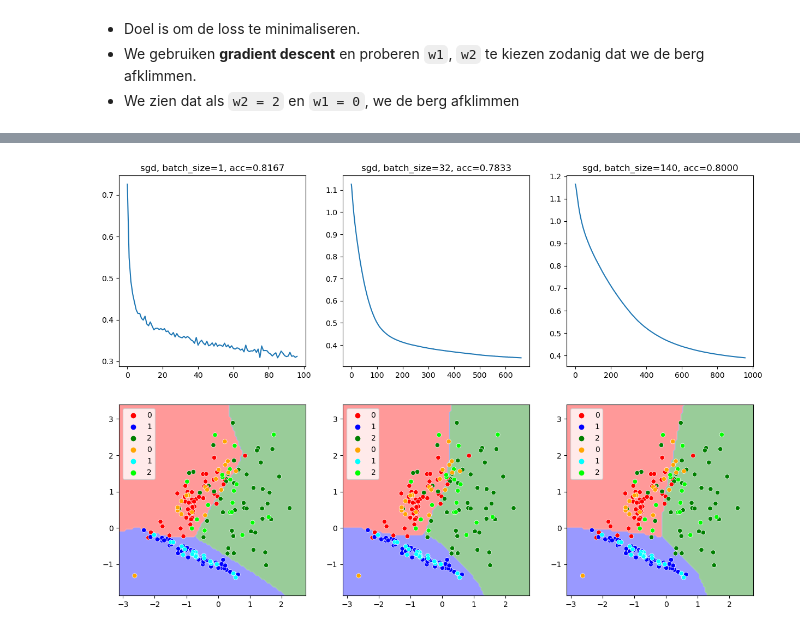
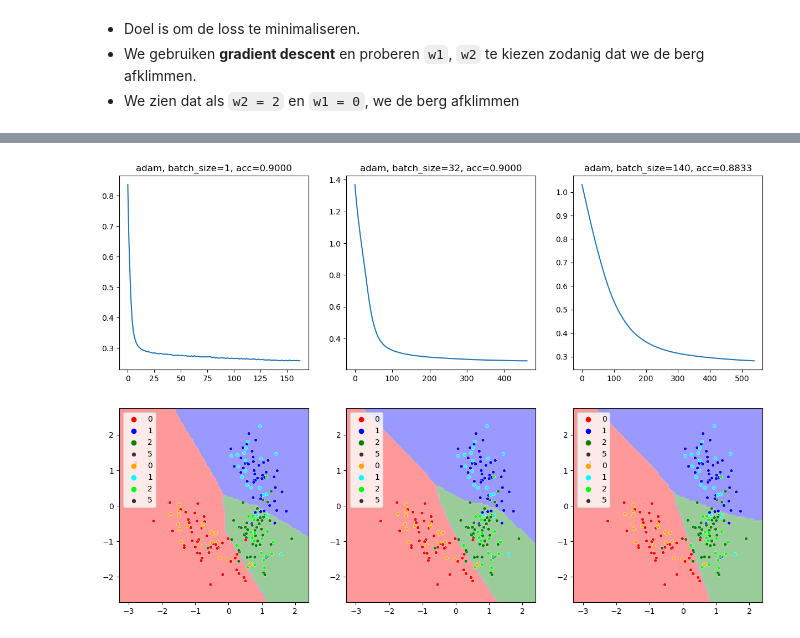
Before and after one commit to Janko-dev/ZM004-2324-data-science, a Jupyter notebook: ds_dc6.ipynb, the cells around one changed output, grey strips where cells are left out. Saved outputs shown, nothing was run; the diff lists cells and outputs as text; code cells hidden in the pictures.

```diff
--- a/ds_dc6.ipynb
+++ b/ds_dc6.ipynb
@@ -0,0 +37,8 @@
+# %%
+# inputs
+x = np.array([6, 2])
+
+# feedforward calculations
+z = f(W1 @ x + b1)
+y = f(W2 @ z + b2)
+z, y
@@ -394,0 +611,22 @@ sns.scatterplot(x=X_test[:, 0], y=X_test[:, 1], hue=y_test, palette=['orange', '
+# %%
+import warnings
+warnings.filterwarnings("ignore", "is_categorical_dtype")
+warnings.filterwarnings("ignore", "use_inf_as_na")
+from matplotlib.colors import ListedColormap
+cmap1 = ListedColormap(['red', 'blue', 'green'])
+
+fig, axes = plt.subplots(2, 3, figsize=(15, 10))
+
+batch_sizes = [1, 32, X_train.shape[0]]
+
+for i, b in enumerate(batch_sizes):
+    mlp = MLPClassifier([10], batch_size=b, solver='sgd', max_iter=1000).fit(X, y)
+    acc = mlp.score(X_test, y_test)
+    axes[0, i].set_title(f"sgd, batch_size={b}, {acc=:.4f}")
+    sns.lineplot(x=range(len(mlp.loss_curve_)), y=mlp.loss_curve_, ax=axes[0, i])
+
+    y_pred = mlp.predict(D)
+
+    axes[1, i].contourf(xx, yy, y_pred.reshape(xx.shape), cmap=cmap1, alpha=0.4, antialiased=True)
+    sns.scatterplot(x=X_train[:, 0], y=X_train[:, 1], size=5, hue=y_train, palette=['r', 'b', 'g'], ax=axes[1, i])
+    sns.scatterplot(x=X_test[:, 0], y=X_test[:, 1], size=5, hue=y_test, palette=['orange', 'cyan', 'lime'], ax=axes[1, i])
@@ -395,21 +635,21 @@ sns.scatterplot(x=X_test[:, 0], y=X_test[:, 1], hue=y_test, palette=['orange', '
 # %%
 from matplotlib.colors import ListedColormap
 cmap1 = ListedColormap(['red', 'blue', 'green'])
 
 fig, axes = plt.subplots(2, 3, figsize=(15, 10))
 
 batch_sizes = [1, 32, X_train.shape[0]]
 
 for i, b in enumerate(batch_sizes):
-    mlp = MLPClassifier([10], batch_size=b, solver='sgd', max_iter=1000).fit(X, y)
+    mlp = MLPClassifier([10], batch_size=b, solver='adam', max_iter=1000).fit(X, y)
     acc = mlp.score(X_test, y_test)
-    axes[0, i].set_title(f"sgd, batch_size={b}, {acc=:.4f}")
+    axes[0, i].set_title(f"adam, batch_size={b}, {acc=:.4f}")
     sns.lineplot(x=range(len(mlp.loss_curve_)), y=mlp.loss_curve_, ax=axes[0, i])
 
     y_pred = mlp.predict(D)
 
     axes[1, i].contourf(xx, yy, y_pred.reshape(xx.shape), cmap=cmap1, alpha=0.4, antialiased=True)
-    sns.scatterplot(x=X_train[:, 0], y=X_train[:, 1], hue=y_train, palette=['r', 'b', 'g'], ax=axes[1, i])
-    sns.scatterplot(x=X_test[:, 0], y=X_test[:, 1], hue=y_test, palette=['orange', 'cyan', 'lime'], ax=axes[1, i])
+    sns.scatterplot(x=X_train[:, 0], y=X_train[:, 1], size=5, hue=y_train, palette=['r', 'b', 'g'], ax=axes[1, i])
+    sns.scatterplot(x=X_test[:, 0], y=X_test[:, 1], size=5, hue=y_test, palette=['orange', 'cyan', 'lime'], ax=axes[1, i])
 # %% [output]
-[figure, old version]
+[figure, new version]
```
Also changed, not shown: parts of 34 cells of this notebook.
